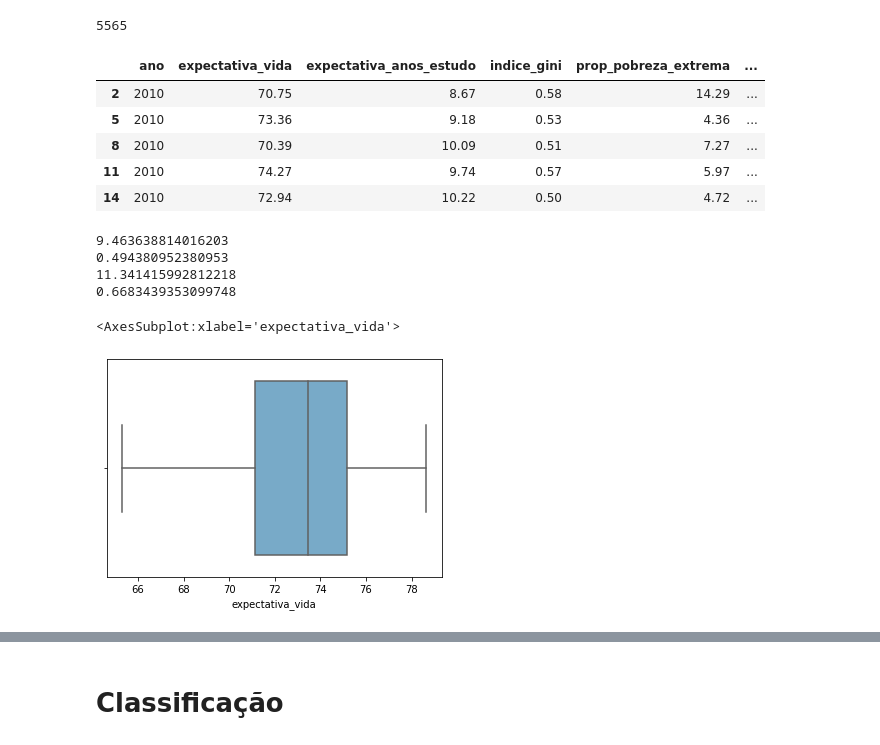
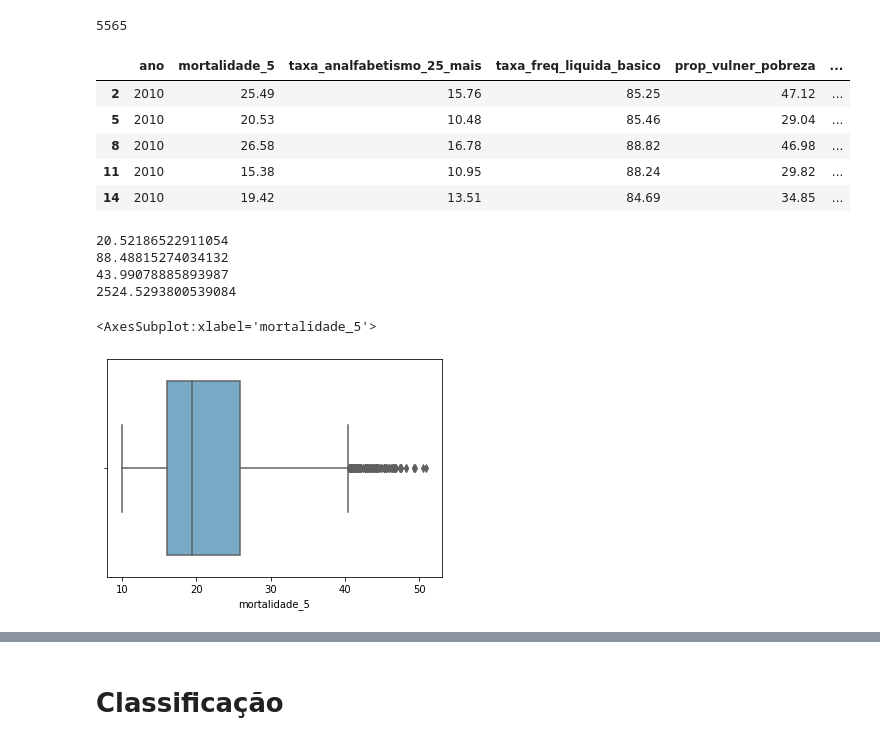
Before and after one commit to GCabral95/Aprendizado_Supervisionado, a Jupyter notebook: KNN_.ipynb, the cells around one changed output, grey strips where cells are left out. Cells and saved outputs as stored; diff of their text form; code cells hidden in the pictures.

```diff
--- a/KNN_.ipynb
+++ b/KNN_.ipynb
@@ -23,7 +26,8 @@ df.head()
 | 3 | 1100023 | 1991 | 66.02 | 3.72 | 32.39 | 41.41 | ... |
 | 4 | 1100023 | 2000 | 69.52 | 2.77 | 21.68 | 25.99 | ... |
 # %%
-df = df[['ano','expectativa_vida','expectativa_anos_estudo','indice_gini','prop_pobreza_extrema','indice_frequencia_escolar']]
+df = df[['ano','mortalidade_5','taxa_analfabetismo_25_mais','taxa_freq_liquida_basico',
+         'prop_vulner_pobreza','populacao_65_mais']]
 df = df.loc[df['ano'] == 2010]
 len(df)
 # %% [output]
@@ -31,24 +35,24 @@ len(df)
 # %%
 df.head()
 # %% [output]
-|  | ano | expectativa_vida | expectativa_anos_estudo | indice_gini | prop_pobreza_extrema | ... |
-| 2 | 2010 | 70.75 | 8.67 | 0.58 | 14.29 | ... |
-| 5 | 2010 | 73.36 | 9.18 | 0.53 | 4.36 | ... |
-| 8 | 2010 | 70.39 | 10.09 | 0.51 | 7.27 | ... |
-| 11 | 2010 | 74.27 | 9.74 | 0.57 | 5.97 | ... |
-| 14 | 2010 | 72.94 | 10.22 | 0.50 | 4.72 | ... |
+|  | ano | mortalidade_5 | taxa_analfabetismo_25_mais | taxa_freq_liquida_basico | prop_vulner_pobreza | ... |
+| 2 | 2010 | 25.49 | 15.76 | 85.25 | 47.12 | ... |
+| 5 | 2010 | 20.53 | 10.48 | 85.46 | 29.04 | ... |
+| 8 | 2010 | 26.58 | 16.78 | 88.82 | 46.98 | ... |
+| 11 | 2010 | 15.38 | 10.95 | 88.24 | 29.82 | ... |
+| 14 | 2010 | 19.42 | 13.51 | 84.69 | 34.85 | ... |
 # %%
-print(df['expectativa_anos_estudo'].mean())
-print(df['indice_gini'].mean())
-print(df['prop_pobreza_extrema'].mean())
-print(df['indice_frequencia_escolar'].mean())
+print(df['taxa_analfabetismo_25_mais'].mean())
+print(df['taxa_freq_liquida_basico'].mean())
+print(df['prop_vulner_pobreza'].mean())
+print(df['populacao_65_mais'].mean())
 # %% [output]
-9.463638814016203
-0.494380952380953
-11.341415992812218
-0.6683439353099748
+20.52186522911054
+88.48815274034132
+43.99078885893987
+2524.5293800539084
 # %%
-sns.boxplot(x=df["expectativa_vida"], palette="Blues")
+sns.boxplot(x=df["mortalidade_5"], palette="Blues")
 # %% [output]
-<AxesSubplot:xlabel='expectativa_vida'>
+<AxesSubplot:xlabel='mortalidade_5'>
-[figure, old version]
+[figure, new version]
```
Also changed, not shown: parts of 39 cells of this notebook.
